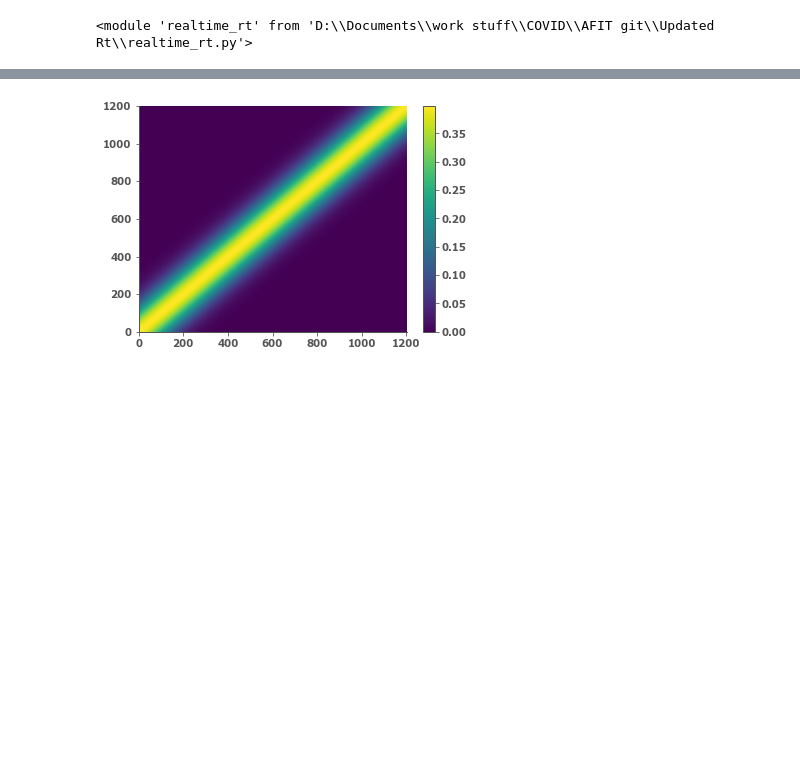
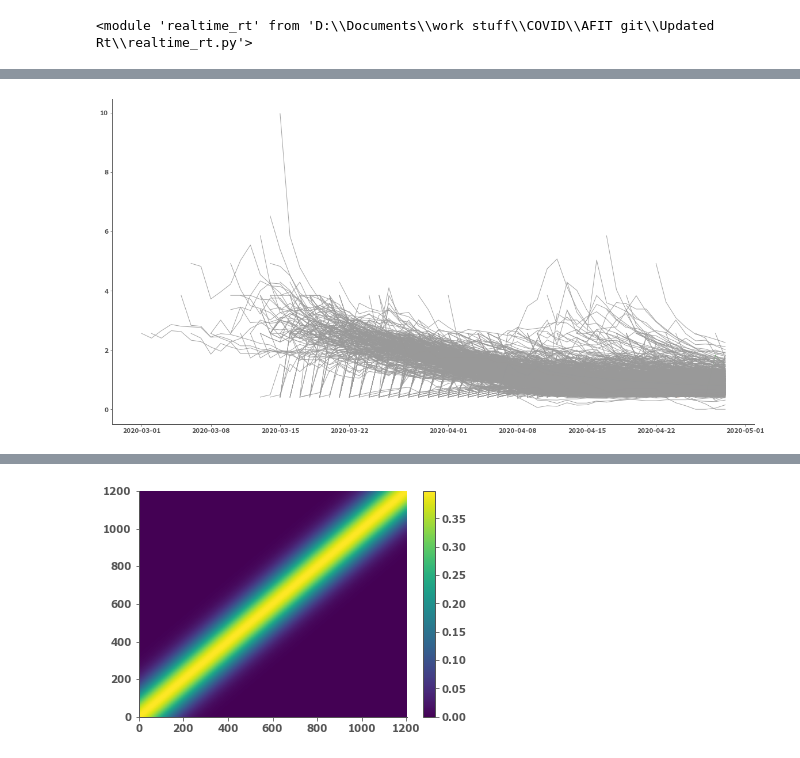
Before and after one commit to SlicedBadge/covid-19, a Jupyter notebook: Scratch Work.ipynb, the cells around one changed output, grey strips where cells are left out. Saved outputs shown, nothing was run; the diff lists cells and outputs as text; code cells hidden in the pictures; blank space fills up the shorter version.

Commit message:
Finished building out highest_density_interval. Added example workflow in realtime_rt.run

```diff
--- a/Scratch Work.ipynb
+++ b/Scratch Work.ipynb
@@ -48,5 +54,5 @@ county_data
 # %%
-smoothed_data = county_data.apply(rt.smooth_cases, axis=1, return_original=False, cutoff=5)
+smoothed_data = county_data.apply(rt.smooth_cases, axis=1, return_original=False, cutoff=4)
 smoothed_data = smoothed_data.dropna(how='all', axis='rows')
-smoothed_data.min(axis='columns')[smoothed_data.min(axis='columns')<0]
+smoothed_data
 # %% [output]
@@ -55,0 +89,11 @@ posterior_distr = smoothed_data.apply(rt.get_posteriors, axis=1)
+# %%
+all_rts = posterior_distr.apply(rt.highest_density_interval, just_best=True)
+# %%
+fig, ax = plt.subplots(figsize=(20, 10))
+palette = plt.get_cmap('Set1')
+num=0
+for county in all_rts:
+    num+=1
+    ax.plot(county.index[1:], county[0][1:], marker='', color=palette(num), linewidth=1, alpha=0.9)
+# %% [output]
+[figure, added]
```
Also changed, not shown: parts of 16 cells of this notebook, 1 other file.
